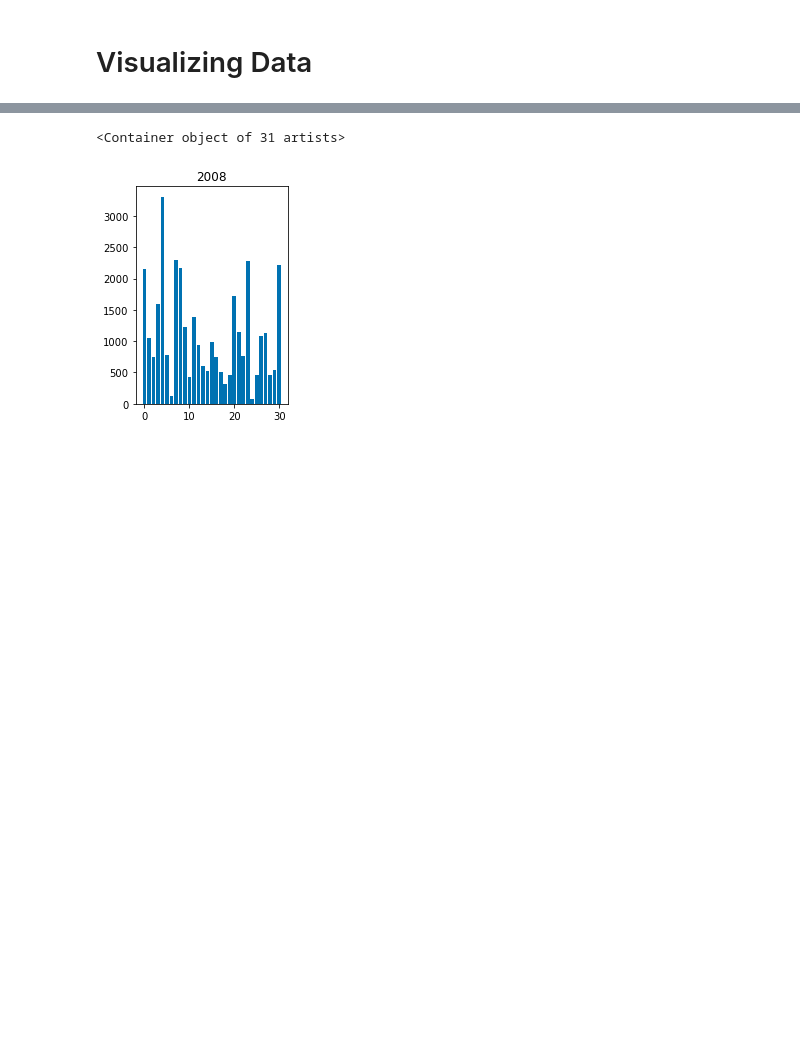
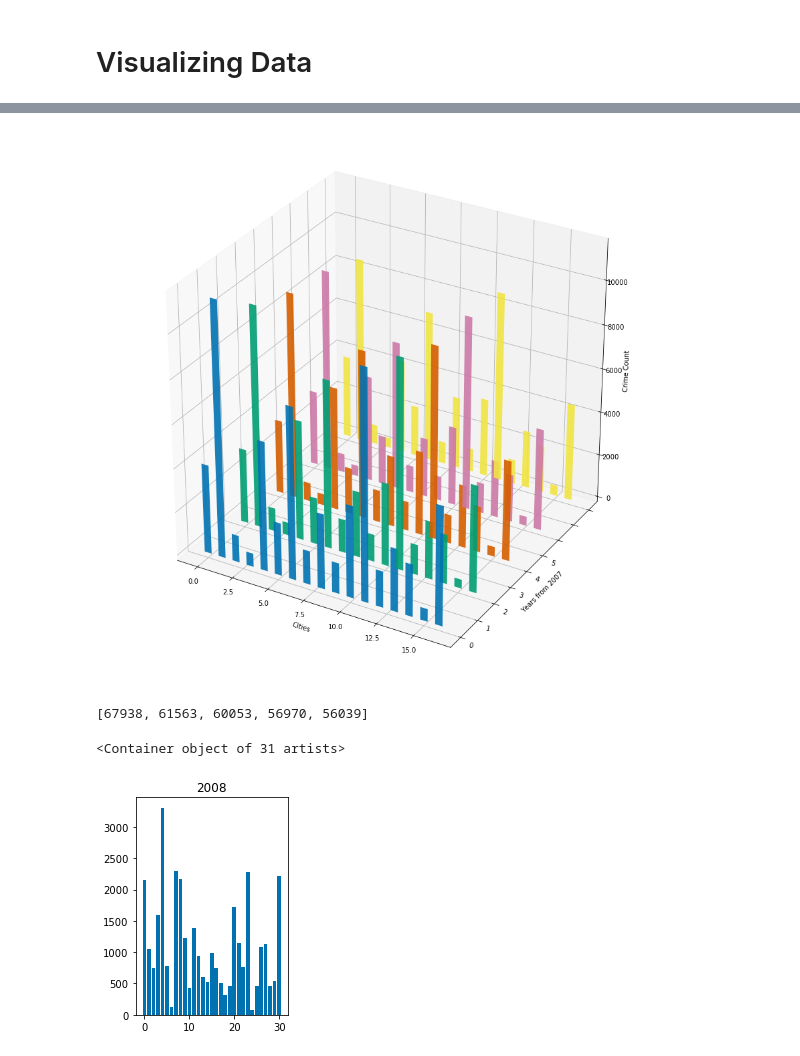
Before and after one commit to mec029/COGS108-Gentrification, a Jupyter notebook: incidents-5y.ipynb, the cells around one changed output, grey strips where cells are left out. Cells and saved outputs as stored; diff of their text form; code cells hidden in the pictures; blank space fills up the shorter version.

```diff
--- a/incidents-5y.ipynb
+++ b/incidents-5y.ipynb
@@ -239,0 +363,13 @@ print(dfsort)
+# %%
+
+year_range = dfsort['year'].value_counts()
+years = len(year_range)
+year_list = list(year_range.keys())
+year_list = sorted(year_list, key=int)
+
+zip_range = dfsort['city'].value_counts()
+zip_num = 17
+zip_list = list(zip_range.keys())
+zip_list
+
+#zip_list
@@ -307,3 +430,51 @@ Name: Zipcode, dtype: object
+# %%
+# Graphs the 3D slice of bread
+
+numcr = []
+for i in range(len(year_list)):
+    numcr.append(list(crimebread3D[i][0][:]))
+
+x = list(crimebread3D[0][1][:])
+
+
+
+fig = plt.figure(1, figsize=(15,15))
+
+ax = fig.add_subplot(111, projection='3d')
+#['r', 'g', 'b', 'y', 'r', 'g']
+idk = [0, 1, 2, 3 , 4, 5]
+
+for c, f in zip(['r', 'g', 'b', 'y', 'r'], [0, 1, 2, 3, 4]):
+    xs = x #zipcode
+    z = numcr[f]
+    ax.bar(xs, z, f, zdir = 'y', alpha = .9, width = .5)
+
+ax.set_xlabel('Cities')
+ax.set_ylabel('Years from 2007')
+ax.set_zlabel('Crime Count')
+#ax.set_yticks([2007, 2008, 2009, 2010, 2011, 2012])
+#ax.set_yticklabels()
+labels = {}
+for l_c in range(0,6):
+    labels[l_c] = 'This is not normal'
+
+ax.set_yticklabels(labels, rotation = -15, verticalalignment = 'baseline', horizontalalignment = 'left')
+plt.show()
+# %% [output]
+[figure, added]
+# %%
+# Sum total number of crimes in San Diego city for each year
+year_range = [2008, 2009, 2010, 2011, 2012]
+total_2008 = np.sum(crimebread3D[:][0])
+total_2009 = np.sum(crimebread3D[:][1])
+total_2010 = np.sum(crimebread3D[:][2])
+total_2011 = np.sum(crimebread3D[:][3])
+total_2012 = np.sum(crimebread3D[:][4])
+
+totalcrime = [total_2008, total_2009, total_2010, total_2011, total_2012]
+print(totalcrime)
+# %% [output]
+[67938, 61563, 60053, 56970, 56039]
 # %%
 # prices across zipcodes color = each year
 plt.xlabel('zipcodes')
```
Also changed, not shown: parts of 33 cells of this notebook, 2 other files.
